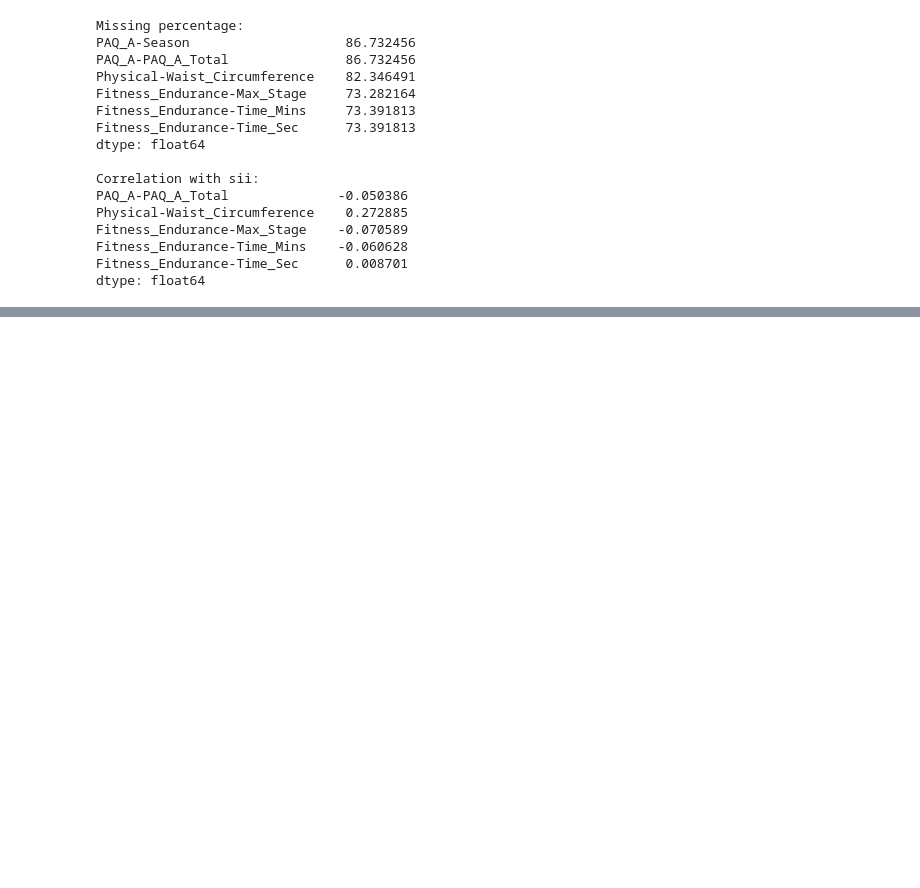
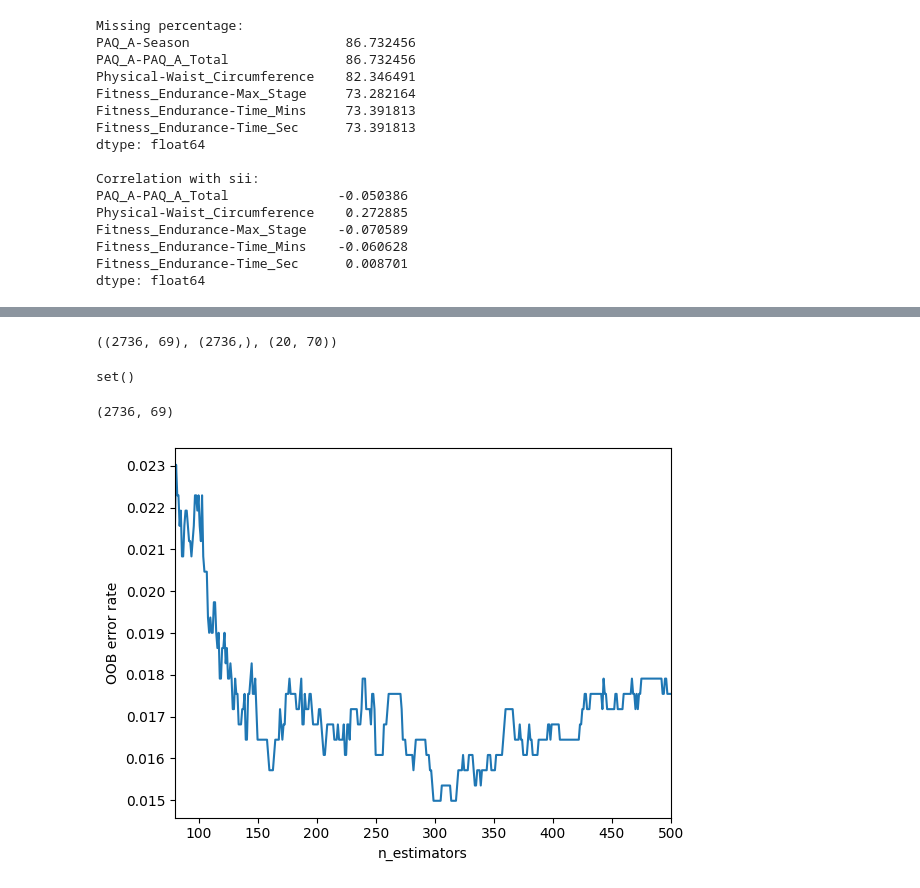
Before and after one commit to CeliePierre/Problematic-Internet-Use, a Jupyter notebook: kaggle-notebook.ipynb, the cells around one changed output, grey strips where cells are left out. Drawn from its saved outputs; the diff is of its cells as text; code cells hidden in the pictures; blank space fills up the shorter version.

Commit message:
Submission 1: Random Forest

```diff
--- a/kaggle-notebook.ipynb
+++ b/kaggle-notebook.ipynb
@@ -468,6 +450,6 @@ PreInt_EduHx-computerinternet_hoursday      82
 sii                                          0
 dtype: int64
 # %%
-train = train.fillna(0) # replacing null values with 0 for uniformity
+#train = train.fillna(0) # replacing null values with 0 for uniformity
 # %%
 train.isnull().sum()
@@ -492,0 +497,3 @@ memory usage: 1.6+ MB
+# %%
+# CP: Drop IDs, not needed for training
+train.drop(['id'], axis=1, inplace=True)
@@ -492,0 +525,8 @@ memory usage: 1.6+ MB
+# %%
+# Split the data into training and test sets
+X_train = train.drop('sii', axis=1).copy()
+y_train = train['sii'].copy()
+X_test = test.copy()
+X_train.shape, y_train.shape, X_test.shape
+# %% [output]
+((2736, 69), (2736,), (20, 70))
@@ -492,0 +536,8 @@ memory usage: 1.6+ MB
+# %%
+# Make sure train and test sets have the same columns
+train_columns = X_train.columns
+test_columns = X_test.columns
+missing_columns = set(train_columns) - set(test_columns)
+missing_columns
+# %% [output]
+set()
@@ -492,0 +547,42 @@ memory usage: 1.6+ MB
+# %%
+# Number of samples and features
+num_features = X_train.shape[1]
+num_samples = X_train.shape[0]
+num_samples, num_features
+# %% [output]
+(2736, 69)
+# %%
+clf = RandomForestClassifier(warm_start=True,
+                               oob_score=True,
+                               min_samples_leaf=40,
+                               max_depth = 10,
+                               random_state=42)
+
+error_rate = {}
+
+# Range of n_estimators values to explore.
+min_estimators = 80
+max_estimators = 500
+
+for i in range(min_estimators, max_estimators + 1):
+    clf.set_params(n_estimators=i)
+    clf.fit(X_train.values, y_train.values)
+
+    # Record the OOB error for each `n_estimators=i` setting.
+    oob_error = 1 - clf.oob_score_
+    error_rate[i] = oob_error
+# %%
+# Generate the "OOB error rate" vs. "n_estimators" plot.
+# OOB error rate = num_missclassified/total observations (%)\
+xs = []
+ys = []
+for label, clf_err in error_rate.items():
+    xs.append(label)
+    ys.append(clf_err)
+plt.plot(xs, ys)
+plt.xlim(min_estimators, max_estimators)
+plt.xlabel("n_estimators")
+plt.ylabel("OOB error rate")
+plt.show();
+# %% [output]
+[figure, added]
```
Also changed, not shown: parts of 19 cells of this notebook, 1 other file.
